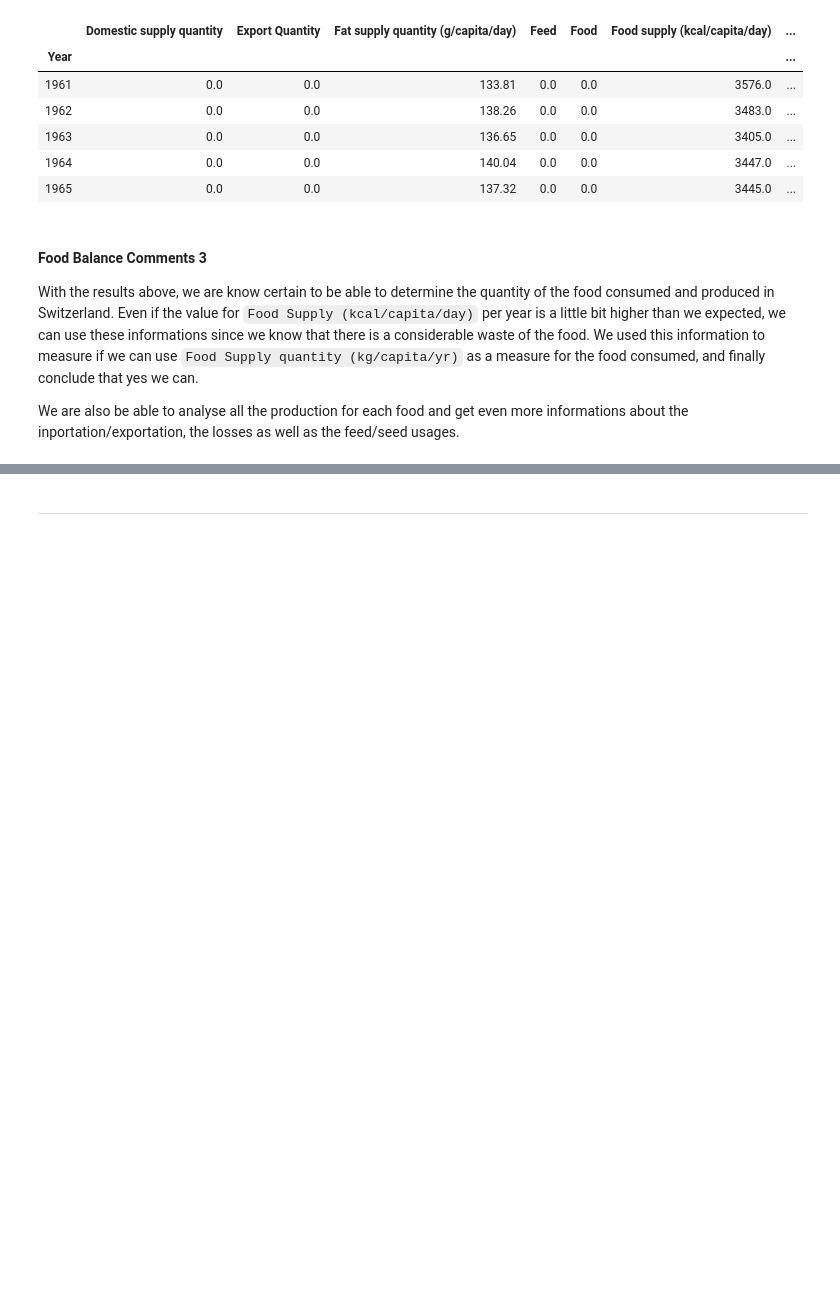
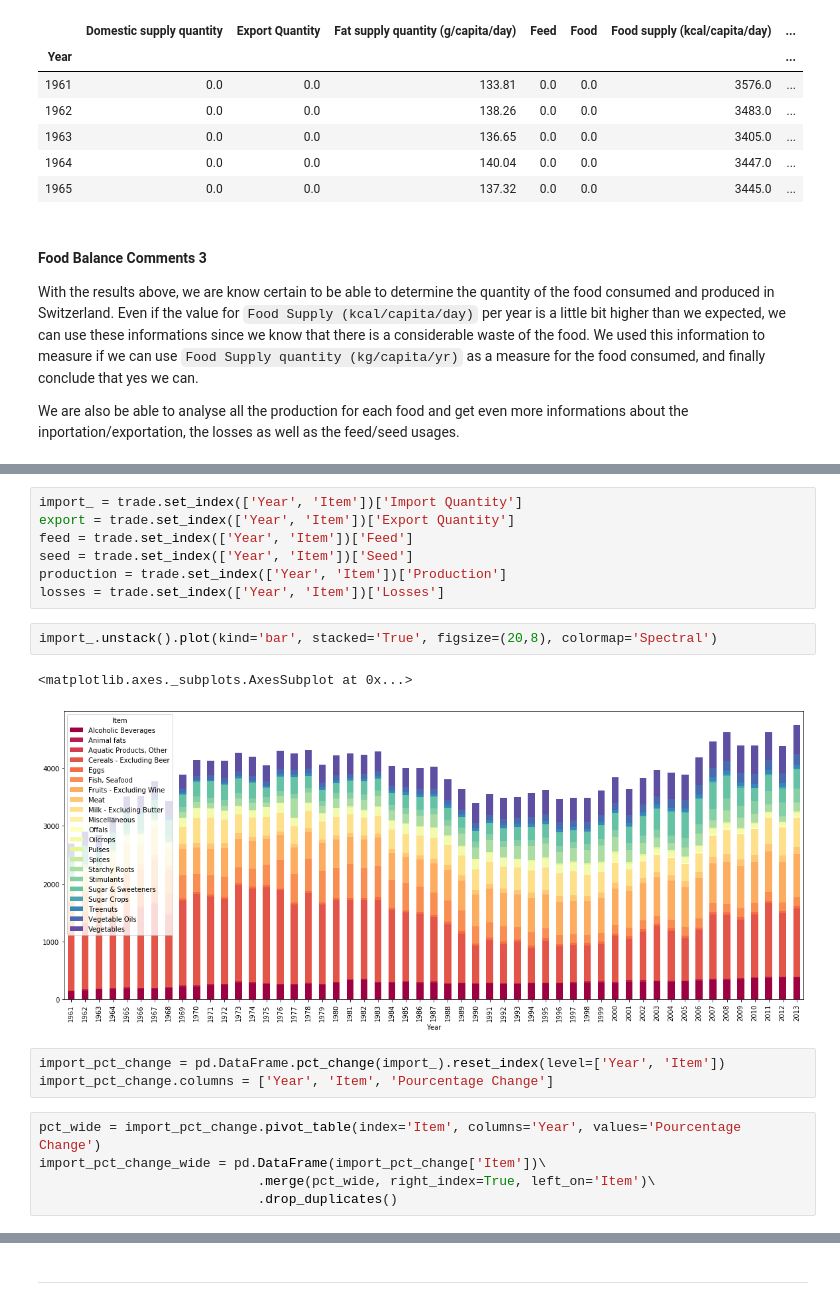
Before and after one commit to jlabhard/ADA_Project, a Jupyter notebook: milestone_2.ipynb, the cells around one changed output, grey strips where cells are left out. Saved outputs shown, nothing was run; the diff lists cells and outputs as text; blank space fills up the shorter version.

```diff
--- a/milestone_2.ipynb
+++ b/milestone_2.ipynb
@@ -743,0 +755,20 @@ test.unstack().plot(kind='bar', stacked=True, figsize=(20,10), colormap = 'Spect
+# %%
+import_ = trade.set_index(['Year', 'Item'])['Import Quantity']
+export = trade.set_index(['Year', 'Item'])['Export Quantity']
+feed = trade.set_index(['Year', 'Item'])['Feed']
+seed = trade.set_index(['Year', 'Item'])['Seed']
+production = trade.set_index(['Year', 'Item'])['Production']
+losses = trade.set_index(['Year', 'Item'])['Losses']
+# %%
+import_.unstack().plot(kind='bar', stacked='True', figsize=(20,8), colormap='Spectral')
+# %% [output]
+<matplotlib.axes._subplots.AxesSubplot at 0x...>
+[figure, added]
+# %%
+import_pct_change = pd.DataFrame.pct_change(import_).reset_index(level=['Year', 'Item'])
+import_pct_change.columns = ['Year', 'Item', 'Pourcentage Change']
+# %%
+pct_wide = import_pct_change.pivot_table(index='Item', columns='Year', values='Pourcentage Change')
+import_pct_change_wide = pd.DataFrame(import_pct_change['Item'])\
+                            .merge(pct_wide, right_index=True, left_on='Item')\
+                            .drop_duplicates()
```
Also changed, not shown: parts of 16 cells of this notebook.
